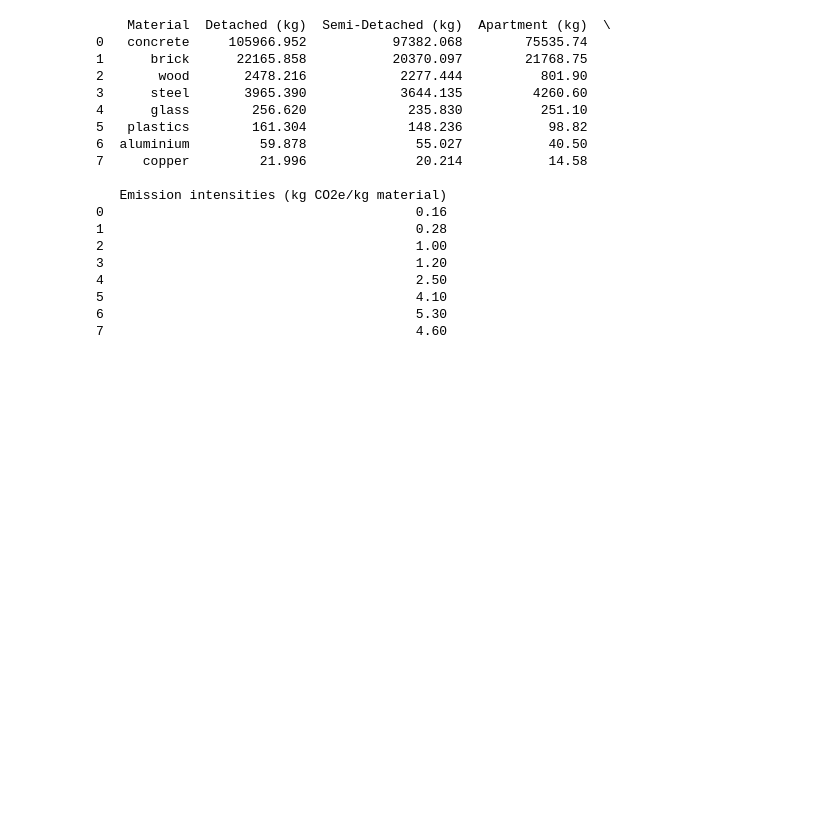
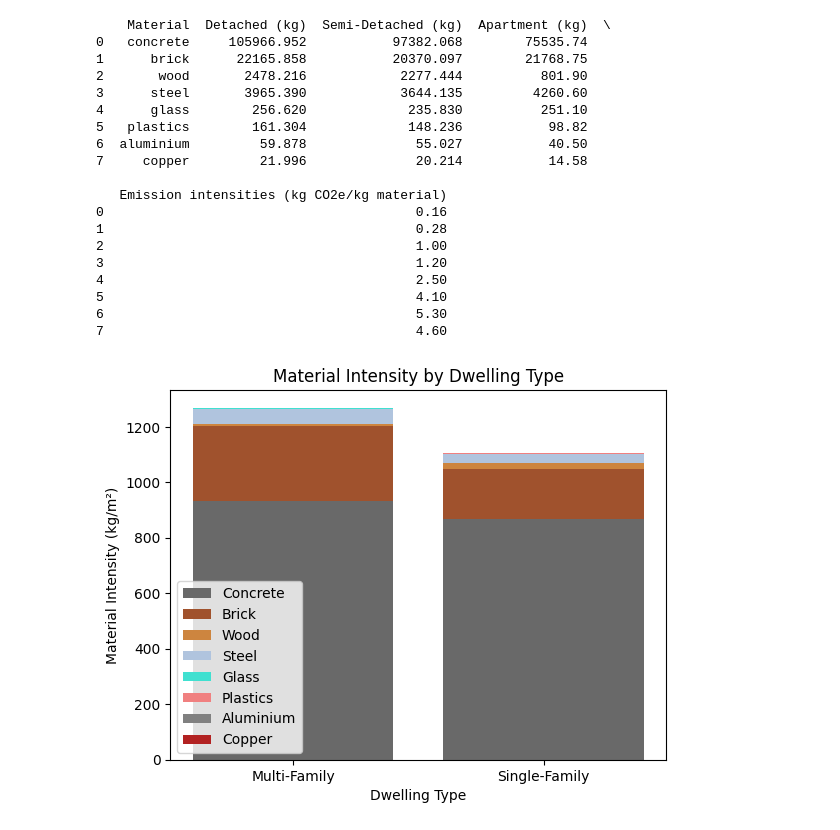
Before and after one commit to tdhunn01-design/MFA2, a Jupyter notebook: PPD_POP_Multiplied.ipynb, the cells around one changed output. Saved outputs shown, nothing was run; the diff lists cells and outputs as text; code cells hidden in the pictures; blank space fills up the shorter version.

Commit message:
added visualizations

```diff
--- a/PPD_POP_Multiplied.ipynb
+++ b/PPD_POP_Multiplied.ipynb
@@ -368,7 +368,7 @@ area_apartment = 81.0
 
 materials = np.array([           'concrete', 'brick',  'wood', 'steel', 'glass', 'plastics', 'aluminium', 'copper'])
 MF_material_intensity =  np.array([932.54,    268.75,   9.90,   52.60,   3.10,    1.22,       0.50,        0.18])
-SF_materials_intensity = np.array([867.16,    181.39,   20.28,  32.45,   2.10,    1.32,       0.49,        0.18])
+SF_material_intensity = np.array([867.16,    181.39,   20.28,  32.45,   2.10,    1.32,       0.49,        0.18])
 
 #emission intensities (kg CO2e/kg material) by material
 emission_intensity = np.array([    0.16,       0.28,    1,      1.2,     2.5,     4.1,        5.3,         4.6])
@@ -407,3 +407,19 @@ print(materials_overview)
 5                                        4.10
 6                                        5.30
 7                                        4.60
+# %%
+plt.bar(x=['Multi-Family', 'Single-Family'], height = [MF_material_intensity[0], SF_material_intensity[0]], label='Concrete', color='dimgrey')
+plt.bar(x=['Multi-Family', 'Single-Family'], height = [MF_material_intensity[1], SF_material_intensity[1]], label='Brick', color='sienna', bottom=[MF_material_intensity[0], SF_material_intensity[0]])
+plt.bar(x=['Multi-Family', 'Single-Family'], height = [MF_material_intensity[2], SF_material_intensity[2]], label='Wood', color='peru', bottom=[MF_material_intensity[0]+MF_material_intensity[1], SF_material_intensity[0]+SF_material_intensity[1]])
+plt.bar(x=['Multi-Family', 'Single-Family'], height = [MF_material_intensity[3], SF_material_intensity[3]], label='Steel', color='lightsteelblue', bottom=[MF_material_intensity[0]+MF_material_intensity[1]+MF_material_intensity[2], SF_material_intensity[0]+SF_material_intensity[1]+SF_material_intensity[2]])
+plt.bar(x=['Multi-Family', 'Single-Family'], height = [MF_material_intensity[4], SF_material_intensity[4]], label='Glass', color='turquoise', bottom=[MF_material_intensity[0]+MF_material_intensity[1]+MF_material_intensity[2]+MF_material_intensity[3], SF_material_intensity[0]+SF_material_intensity[1]+SF_material_intensity[2]+SF_material_intensity[3]])
+plt.bar(x=['Multi-Family', 'Single-Family'], height = [MF_material_intensity[5], SF_material_intensity[5]], label='Plastics', color='lightcoral', bottom=[MF_material_intensity[0]+MF_material_intensity[1]+MF_material_intensity[2]+MF_material_intensity[3]+MF_material_intensity[4], SF_material_intensity[0]+SF_material_intensity[1]+SF_material_intensity[2]+SF_material_intensity[3]+SF_material_intensity[4]])
+plt.bar(x=['Multi-Family', 'Single-Family'], height = [MF_material_intensity[6], SF_material_intensity[6]], label='Aluminium', color='gray', bottom=[MF_material_intensity[0]+MF_material_intensity[1]+MF_material_intensity[2]+MF_material_intensity[3]+MF_material_intensity[4]+MF_material_intensity[5], SF_material_intensity[0]+SF_material_intensity[1]+SF_material_intensity[2]+SF_material_intensity[3]+SF_material_intensity[4]+SF_material_intensity[5]])
+plt.bar(x=['Multi-Family', 'Single-Family'], height = [MF_material_intensity[7], SF_material_intensity[7]], label='Copper', color='firebrick', bottom=[MF_material_intensity[0]+MF_material_intensity[1]+MF_material_intensity[2]+MF_material_intensity[3]+MF_material_intensity[4]+MF_material_intensity[5]+MF_material_intensity[6], SF_material_intensity[0]+SF_material_intensity[1]+SF_material_intensity[2]+SF_material_intensity[3]+SF_material_intensity[4]+SF_material_intensity[5]+SF_material_intensity[6]])
+plt.xlabel('Dwelling Type')
+plt.ylabel('Material Intensity (kg/m²)')
+plt.title('Material Intensity by Dwelling Type')
+plt.legend()
+plt.show()
+# %% [output]
+[figure, added]
```
Also changed, not shown: parts of 3 cells of this notebook, 2 other files.
